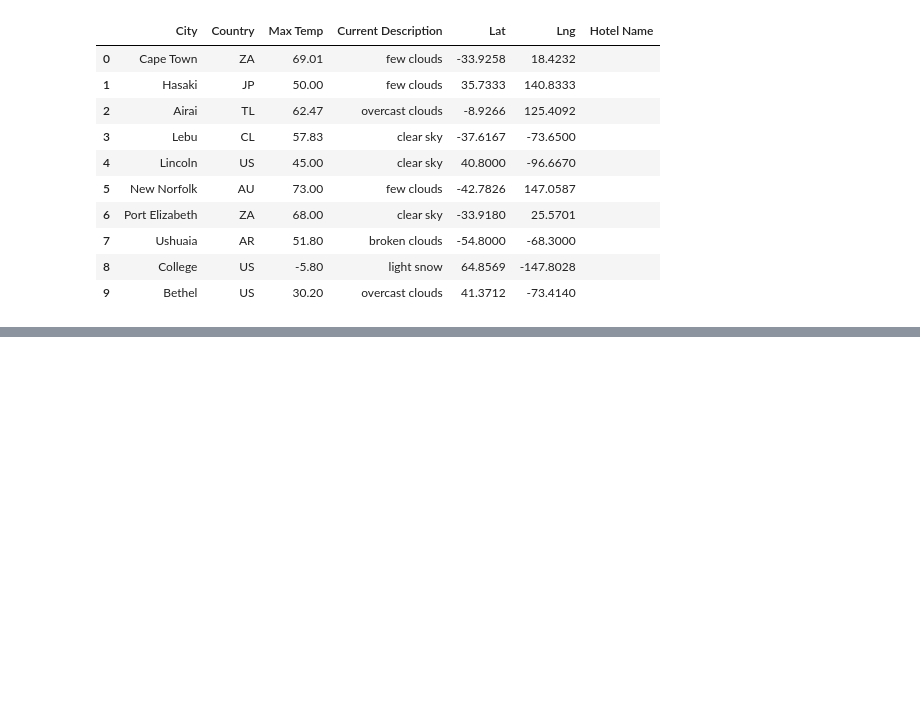
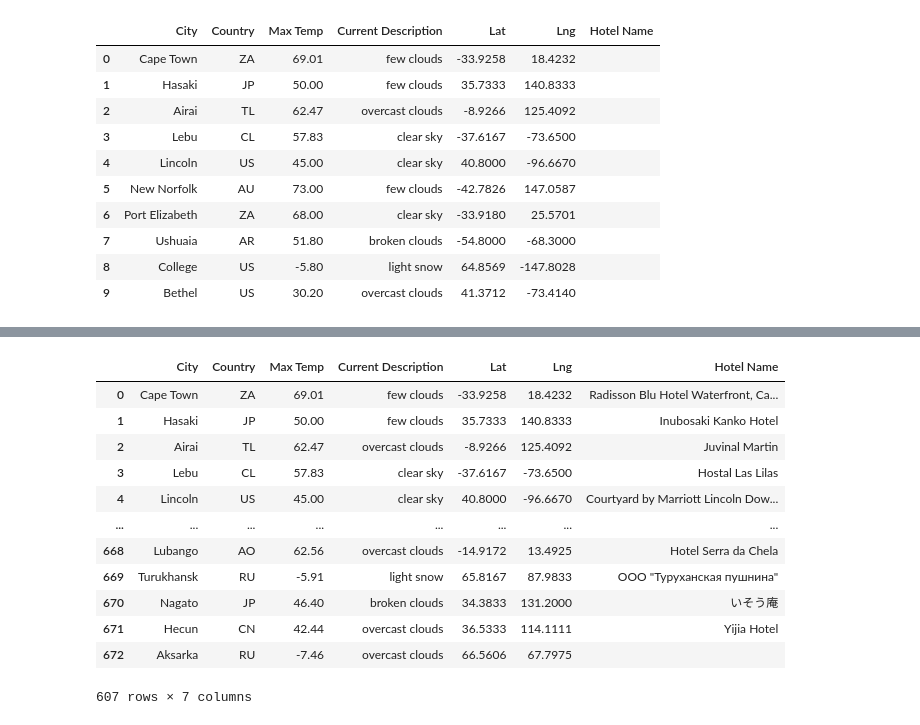
Before and after one commit to abbys114/World_Weather_Analysis, a Jupyter notebook: Vacation_Search/Vacation_Search.ipynb, the cells around one changed output, grey strips where cells are left out. Cells and saved outputs as stored; diff of their text form; code cells hidden in the pictures; blank space fills up the shorter version.

```diff
--- a/Vacation_Search/Vacation_Search.ipynb
+++ b/Vacation_Search/Vacation_Search.ipynb
@@ -107,14 +107,24 @@ params = {
 }
 
 # 6b. Iterate through the hotel DataFrame.
-
+for index, row in hotel_df.iterrows():
+    lat = row["Lat"]
+    lng = row["Lng"]
     # 6c. Get latitude and longitude from DataFrame
-
+    params["location"] = f"{lat},{lng}"
 
     # 6d. Set up the base URL for the Google Directions API to get JSON data.
 
+    base_url = "https://maps.googleapis.com/maps/api/place/nearbysearch/json"
 
     # 6e. Make request and retrieve the JSON data from the search.
+    hotels = requests.get(base_url, params=params).json()
 
 
     # 6f. Get the first hotel from the results and store the name, if a hotel isn't found skip the city.
+    try:
+        hotel_df.loc[index, "Hotel Name"] = hotels["results"][0]["name"]
+        print(hotels["results"][0]["name"])
+    except (IndexError):
+        hotel_df.loc[index, "Hotel Name"] = None
+        print("Hotel not found... skipping.")
@@ -121,4 +159,20 @@ params = {
 # %%
 # 7. Drop the rows where there is no Hotel Name.
+hotel_df = hotel_df.dropna()
+hotel_df
+# %% [output]
+|  | City | Country | Max Temp | Current Description | Lat | Lng | Hotel Name |
+| 0 | Cape Town | ZA | 69.01 | few clouds | -33.9258 | 18.4232 | Radisson Blu Hotel Waterfront, Ca... |
+| 1 | Hasaki | JP | 50.00 | few clouds | 35.7333 | 140.8333 | Inubosaki Kanko Hotel |
+| 2 | Airai | TL | 62.47 | overcast clouds | -8.9266 | 125.4092 | Juvinal Martin |
+| 3 | Lebu | CL | 57.83 | clear sky | -37.6167 | -73.6500 | Hostal Las Lilas |
+| 4 | Lincoln | US | 45.00 | clear sky | 40.8000 | -96.6670 | Courtyard by Marriott Lincoln Dow... |
+| ... | ... | ... | ... | ... | ... | ... | ... |
+| 668 | Lubango | AO | 62.56 | overcast clouds | -14.9172 | 13.4925 | Hotel Serra da Chela |
+| 669 | Turukhansk | RU | -5.91 | light snow | 65.8167 | 87.9833 | ООО "Туруханская пушнина" |
+| 670 | Nagato | JP | 46.40 | broken clouds | 34.3833 | 131.2000 | いそう庵 |
+| 671 | Hecun | CN | 42.44 | overcast clouds | 36.5333 | 114.1111 | Yijia Hotel |
+| 672 | Aksarka | RU | -7.46 | overcast clouds | 66.5606 | 67.7975 |  |
+607 rows × 7 columns
 # %%
 # 8a. Create the output File (CSV)
```
Also changed, not shown: parts of 6 cells of this notebook, 2 other files.
